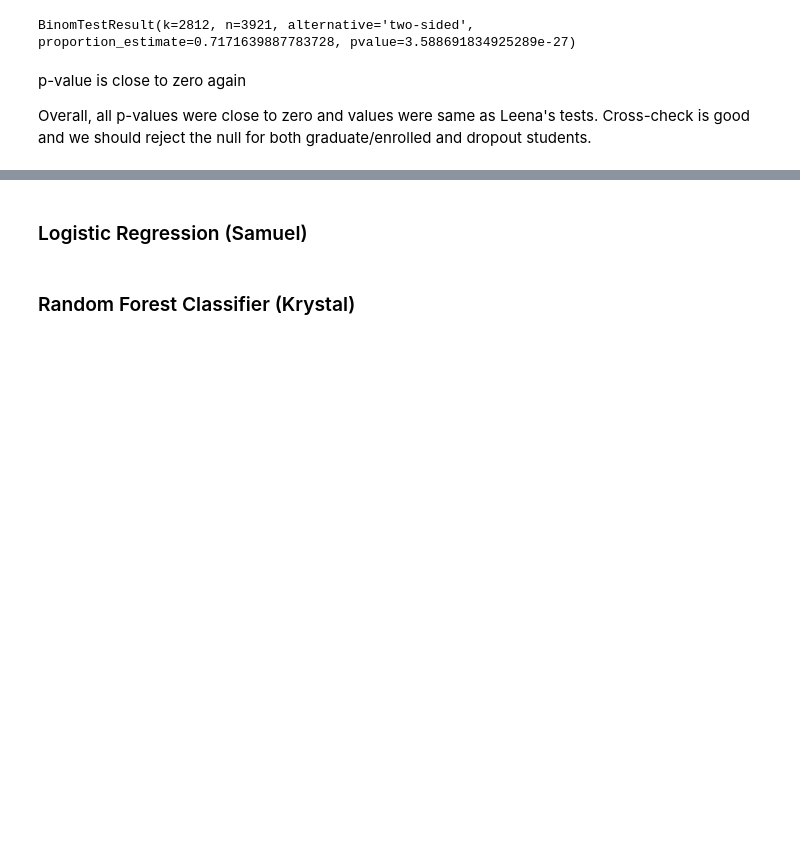
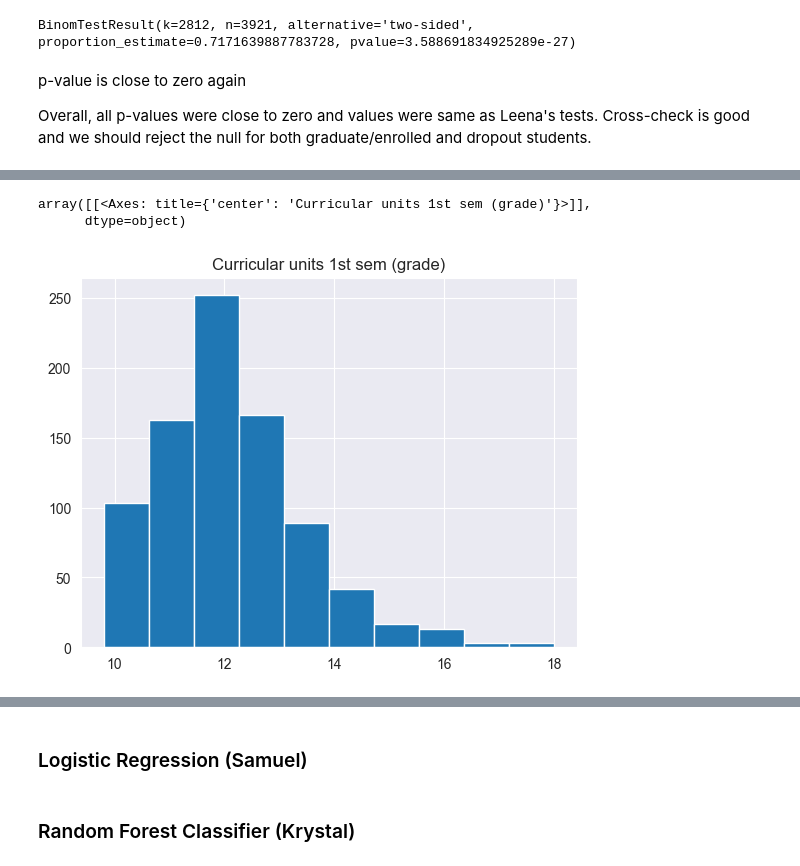
Before and after one commit to leena-kang/MATH189_Project, a Jupyter notebook: Final_SourceCode.ipynb, the cells around one changed output, grey strips where cells are left out. Saved outputs shown, nothing was run; the diff lists cells and outputs as text; code cells hidden in the pictures; blank space fills up the shorter version.

```diff
--- a/Final_SourceCode.ipynb
+++ b/Final_SourceCode.ipynb
@@ -1365,0 +1386,7 @@ Overall, all p-values were close to zero and values were same as Leena's tests.
+# %%
+sem1do = df1[df1['Curricular units 1st sem (grade)'] != 0.0][df1['Target'] == 'Dropout']
+sem1do.hist(column='Curricular units 1st sem (grade)')
+# %% [output]
+array([[<Axes: title={'center': 'Curricular units 1st sem (grade)'}>]],
+      dtype=object)
+[figure, added]
```
Also changed, not shown: parts of 16 cells of this notebook.
